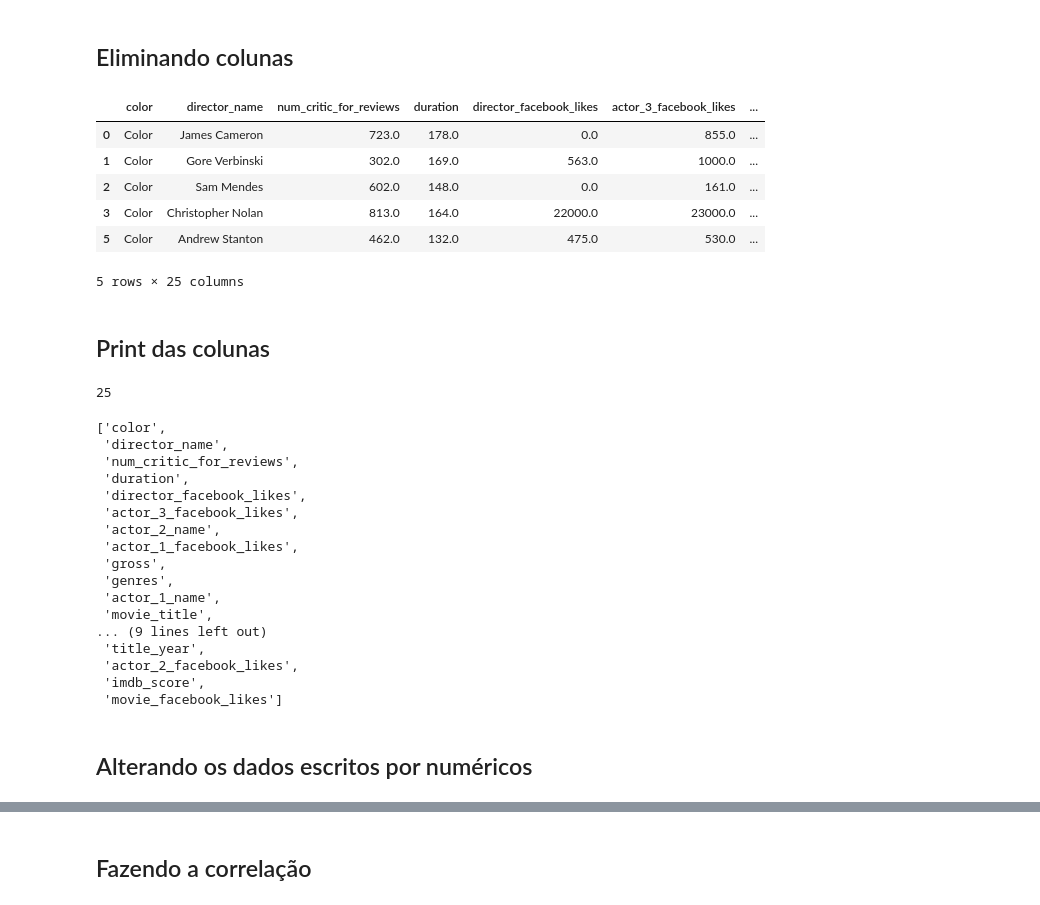
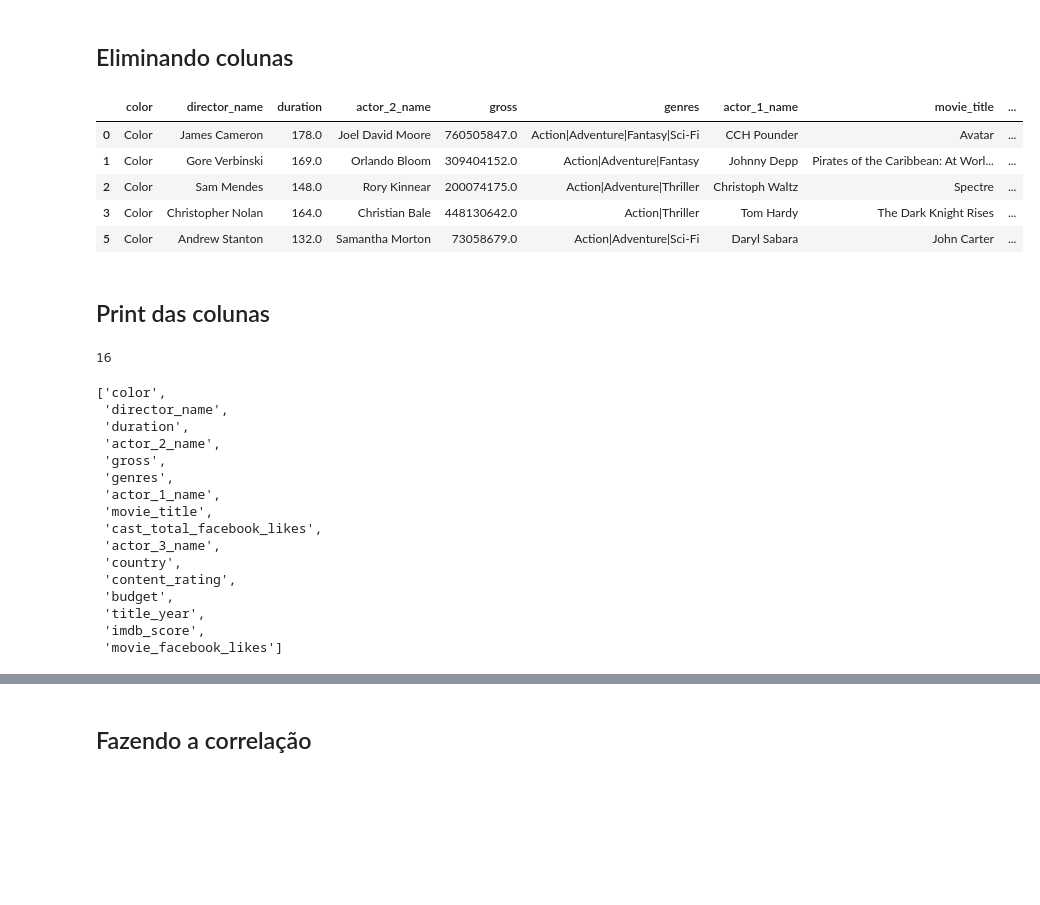
Before and after one commit to gabicaruso/Projeto3_CD, a Jupyter notebook: P3CD.ipynb, the cells around one changed output, grey strips where cells are left out. Saved outputs shown, nothing was run; the diff lists cells and outputs as text; code cells hidden in the pictures; blank space fills up the shorter version.

```diff
--- a/P3CD.ipynb
+++ b/P3CD.ipynb
@@ -52,17 +52,25 @@ df.head()
 # %%
 dado = df.drop(labels=None, axis=0, index=None, columns='movie_imdb_link', level=None, inplace=False, errors='raise')
 dado2 = dado.drop(labels=None, axis=0, index=None, columns='aspect_ratio', level=None, inplace=False, errors='raise')
 dado3 = dado2.drop(labels=None, axis=0, index=None, columns='language', level=None, inplace=False, errors='raise')
-data = dado3.dropna(axis = 0, how = "any", thresh = None, subset = None, inplace = False)
+dado4 = dado3.drop(labels=None, axis=0, index=None, columns='facenumber_in_poster', level=None, inplace=False, errors='raise')
+dado5 = dado4.drop(labels=None, axis=0, index=None, columns='plot_keywords', level=None, inplace=False, errors='raise')
+dado6 = dado5.drop(labels=None, axis=0, index=None, columns='num_voted_users', level=None, inplace=False, errors='raise')
+dado7 = dado6.drop(labels=None, axis=0, index=None, columns='num_critic_for_reviews', level=None, inplace=False, errors='raise')
+dado8 = dado7.drop(labels=None, axis=0, index=None, columns='num_user_for_reviews', level=None, inplace=False, errors='raise')
+dado9 = dado8.drop(labels=None, axis=0, index=None, columns='director_facebook_likes', level=None, inplace=False, errors='raise')
+dado10 = dado9.drop(labels=None, axis=0, index=None, columns='actor_3_facebook_likes', level=None, inplace=False, errors='raise')
+dado11 = dado10.drop(labels=None, axis=0, index=None, columns='actor_1_facebook_likes', level=None, inplace=False, errors='raise')
+dado12 = dado11.drop(labels=None, axis=0, index=None, columns='actor_2_facebook_likes', level=None, inplace=False, errors='raise')
+data = dado12.dropna(axis = 0, how = "any", thresh = None, subset = None, inplace = False)
 data.head()
 # %% [output]
-|  | color | director_name | num_critic_for_reviews | duration | director_facebook_likes | actor_3_facebook_likes | ... |
-| 0 | Color | James Cameron | 723.0 | 178.0 | 0.0 | 855.0 | ... |
-| 1 | Color | Gore Verbinski | 302.0 | 169.0 | 563.0 | 1000.0 | ... |
-| 2 | Color | Sam Mendes | 602.0 | 148.0 | 0.0 | 161.0 | ... |
-| 3 | Color | Christopher Nolan | 813.0 | 164.0 | 22000.0 | 23000.0 | ... |
-| 5 | Color | Andrew Stanton | 462.0 | 132.0 | 475.0 | 530.0 | ... |
+|  | color | director_name | duration | actor_2_name | gross | genres | actor_1_name | movie_title | ... |
+| 0 | Color | James Cameron | 178.0 | Joel David Moore | 760505847.0 | Action|Adventure|Fantasy|Sci-Fi | CCH Pounder | Avatar | ... |
+| 1 | Color | Gore Verbinski | 169.0 | Orlando Bloom | 309404152.0 | Action|Adventure|Fantasy | Johnny Depp | Pirates of the Caribbean: At Worl... | ... |
+| 2 | Color | Sam Mendes | 148.0 | Rory Kinnear | 200074175.0 | Action|Adventure|Thriller | Christoph Waltz | Spectre | ... |
+| 3 | Color | Christopher Nolan | 164.0 | Christian Bale | 448130642.0 | Action|Thriller | Tom Hardy | The Dark Knight Rises | ... |
+| 5 | Color | Andrew Stanton | 132.0 | Samantha Morton | 73058679.0 | Action|Adventure|Sci-Fi | Daryl Sabara | John Carter | ... |
-5 rows × 25 columns
 # %% [markdown]
 ## Print das colunas
 # %%
@@ -70,23 +78,20 @@ a = list(data)
 print(len(a))
 a
 # %% [output]
-25
+16
 ['color',
  'director_name',
- 'num_critic_for_reviews',
  'duration',
- 'director_facebook_likes',
- 'actor_3_facebook_likes',
  'actor_2_name',
- 'actor_1_facebook_likes',
  'gross',
  'genres',
  'actor_1_name',
  'movie_title',
-... (9 lines left out)
+ 'cast_total_facebook_likes',
+ 'actor_3_name',
+ 'country',
+ 'content_rating',
+ 'budget',
  'title_year',
- 'actor_2_facebook_likes',
  'imdb_score',
  'movie_facebook_likes']
-# %% [markdown]
-## Alterando os dados escritos por numéricos
```
Also changed, not shown: parts of 10 cells of this notebook.
